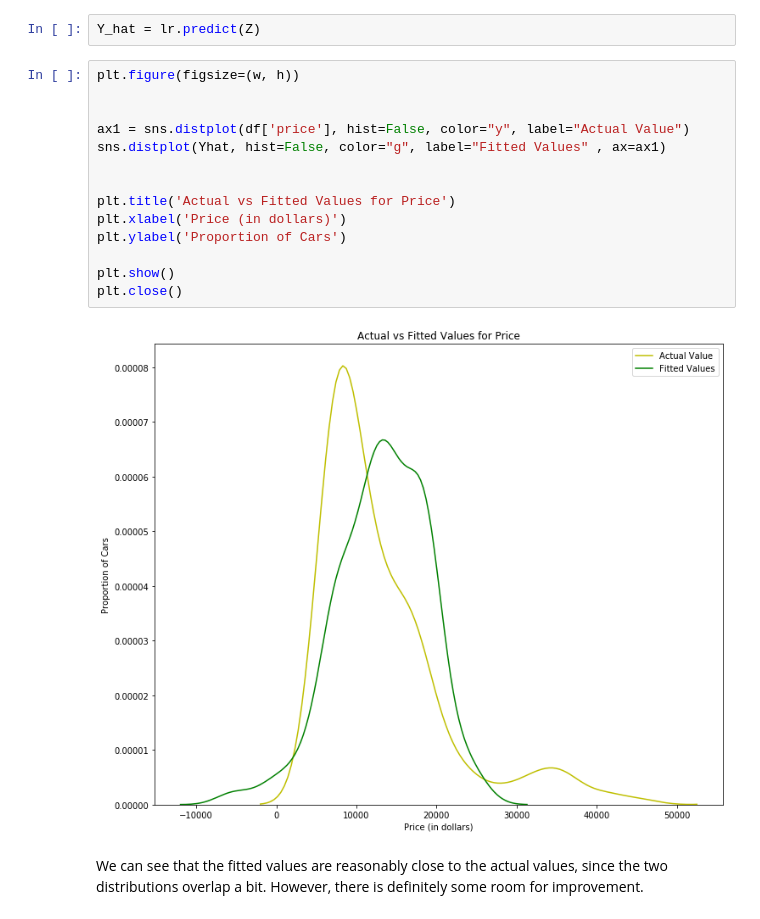
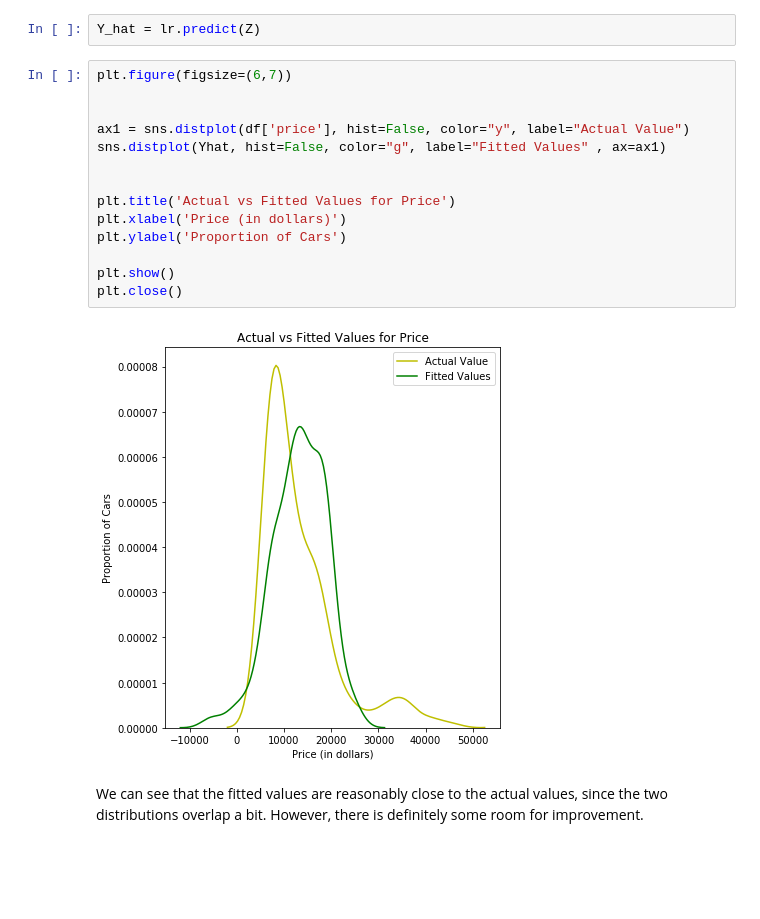
Before and after one commit to theAfricanQuant/AI6_DS_Track, a Jupyter notebook: Regression/DA0101EN-Review-Model-Development.ipynb, the cells around one changed output. Cells and saved outputs as stored; diff of their text form; blank space fills up the shorter version.

```diff
--- a/Regression/DA0101EN-Review-Model-Development.ipynb
+++ b/Regression/DA0101EN-Review-Model-Development.ipynb
@@ -543,21 +549,21 @@ First lets make a prediction
 # %%
 Y_hat = lr.predict(Z)
 # %%
-plt.figure(figsize=(w, h))
+plt.figure(figsize=(6,7))
 
 
 ax1 = sns.distplot(df['price'], hist=False, color="y", label="Actual Value")
 sns.distplot(Yhat, hist=False, color="g", label="Fitted Values" , ax=ax1)
 
 
 plt.title('Actual vs Fitted Values for Price')
 plt.xlabel('Price (in dollars)')
 plt.ylabel('Proportion of Cars')
 
 plt.show()
 plt.close()
 # %% [output]
-[figure, old version]
+[figure, new version]
 # %% [markdown]
 <p>We can see that the fitted values are reasonably close to the actual values, since the two distributions overlap a bit. However, there is definitely some room for improvement.</p>
 # %% [markdown]
```
Also changed, not shown: parts of 10 cells of this notebook, 5 other files.
